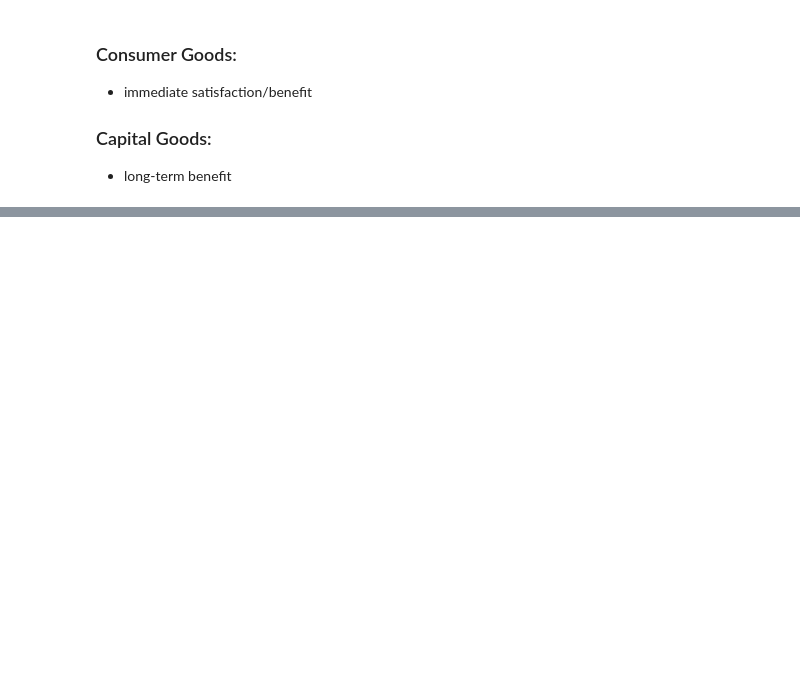
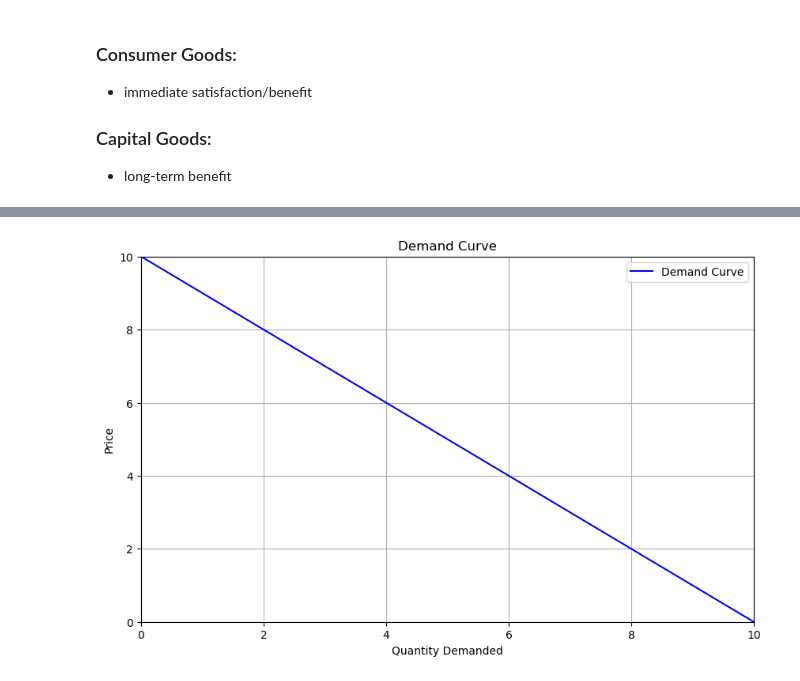
Before and after one commit to nbiish/UofM-Dearborn, a Jupyter notebook: 2025 Winter/microeconomics/Lecture-notes.ipynb, the cells around one changed output, grey strips where cells are left out. Drawn from its saved outputs; the diff is of its cells as text; code cells hidden in the pictures; blank space fills up the shorter version.

```diff
--- a/2025 Winter/microeconomics/Lecture-notes.ipynb
+++ b/2025 Winter/microeconomics/Lecture-notes.ipynb
@@ -238,0 +276,24 @@ plt.show()
+# %%
+# Quadrant 1 Graph
+# x axis =  QDx
+# y axis = Px
+# Px = endogenous variable
+# QDx = exogenous variable
+# Curve declines from left to right with convex curve
+
+# Create
+# Create new data for demand curve (convex curve)
+x_demand = np.linspace(0, 10, 100)
+y_demand = 10 - x_demand  # Made slope steeper by changing from 0.5 to 1
+
+plt.figure(figsize=(10, 6))
+plt.plot(x_demand, y_demand, 'b-', label='Demand Curve')
+plt.title('Demand Curve')
+plt.xlabel('Quantity Demanded')
+plt.ylabel('Price')
+plt.grid(True)
+plt.legend()
+plt.axis([0, 10, 0, 10])  # Set axis limits
+plt.show()
+# %% [output]
+[figure, added]
```
Also changed, not shown: parts of 3 cells of this notebook.
